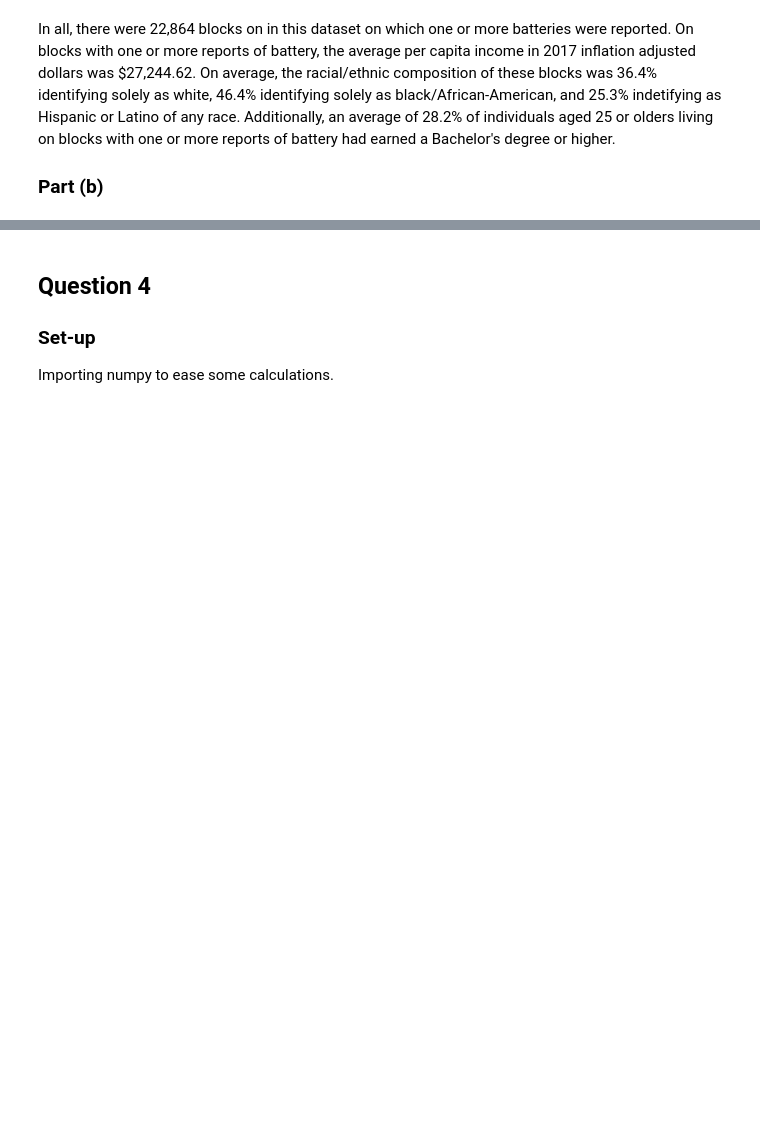
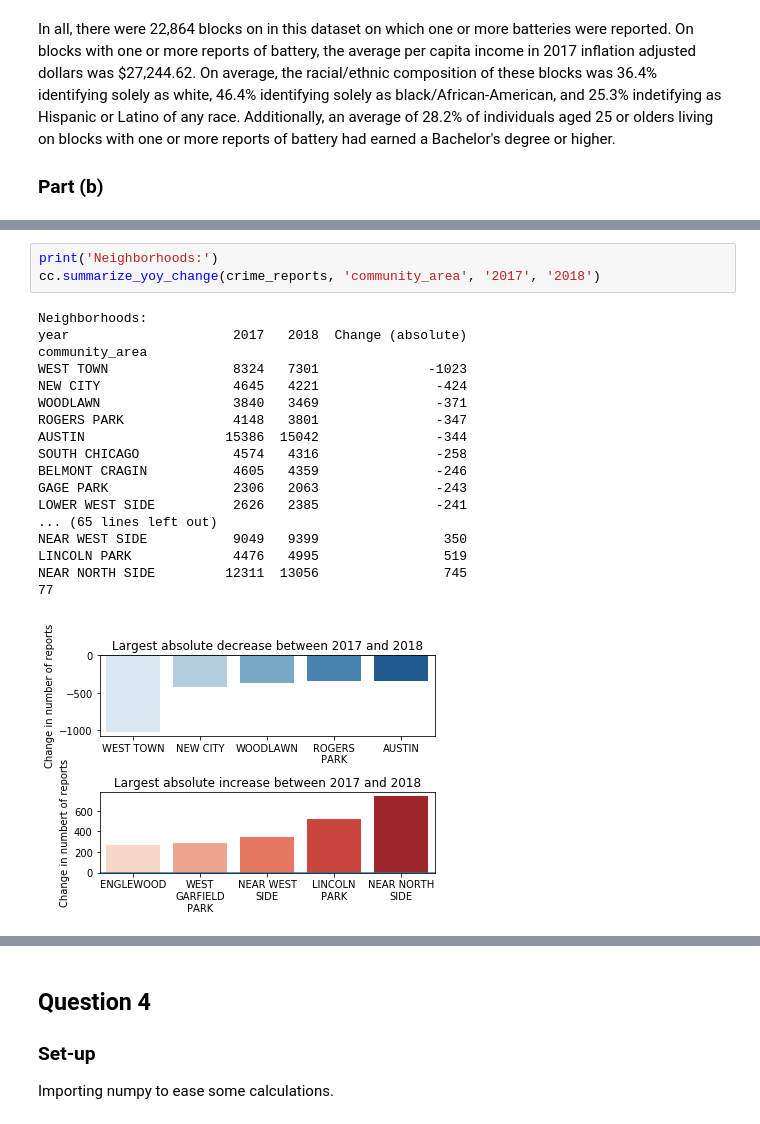
Before and after one commit to fogarty-ben/capp30254-machine-learning, a Jupyter notebook: hws/hw1/write_up.ipynb, the cells around one changed output, grey strips where cells are left out. Saved outputs shown, nothing was run; the diff lists cells and outputs as text; blank space fills up the shorter version.

```diff
--- a/hws/hw1/write_up.ipynb
+++ b/hws/hw1/write_up.ipynb
@@ -477,0 +586,22 @@ Between the years 2017 and 2018, the demographic composition of blocks with one
+# %%
+print('Neighborhoods:')
+cc.summarize_yoy_change(crime_reports, 'community_area', '2017', '2018')
+# %% [output]
+Neighborhoods:
+year                     2017   2018  Change (absolute)
+community_area
+WEST TOWN                8324   7301              -1023
+NEW CITY                 4645   4221               -424
+WOODLAWN                 3840   3469               -371
+ROGERS PARK              4148   3801               -347
+AUSTIN                  15386  15042               -344
+SOUTH CHICAGO            4574   4316               -258
+BELMONT CRAGIN           4605   4359               -246
+GAGE PARK                2306   2063               -243
+LOWER WEST SIDE          2626   2385               -241
+... (65 lines left out)
+NEAR WEST SIDE           9049   9399                350
+LINCOLN PARK             4476   4995                519
+NEAR NORTH SIDE         12311  13056                745
+77
+[figure, added]
```
Also changed, not shown: parts of 35 cells of this notebook, 1 other file.
